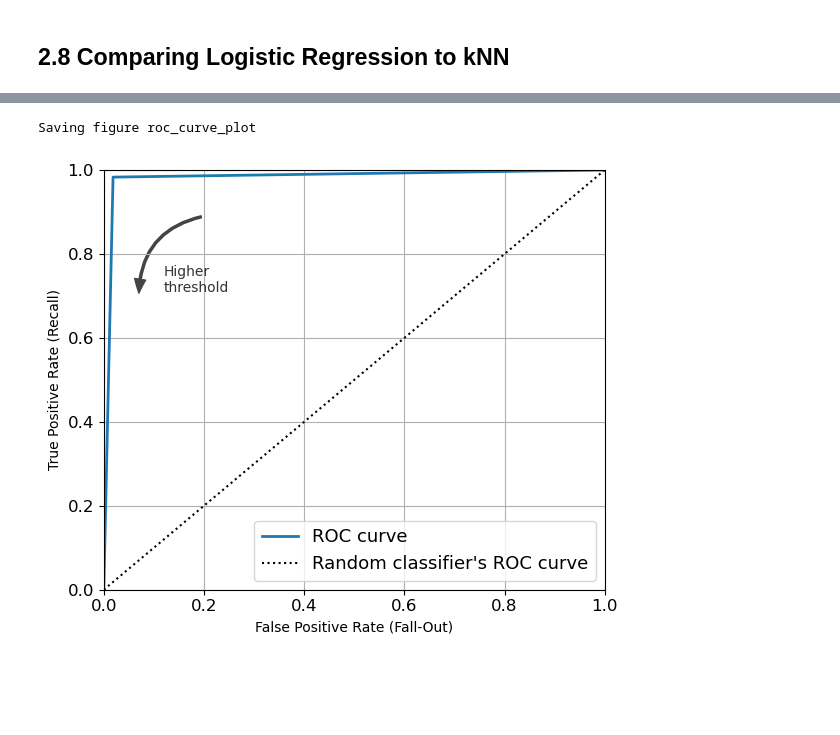
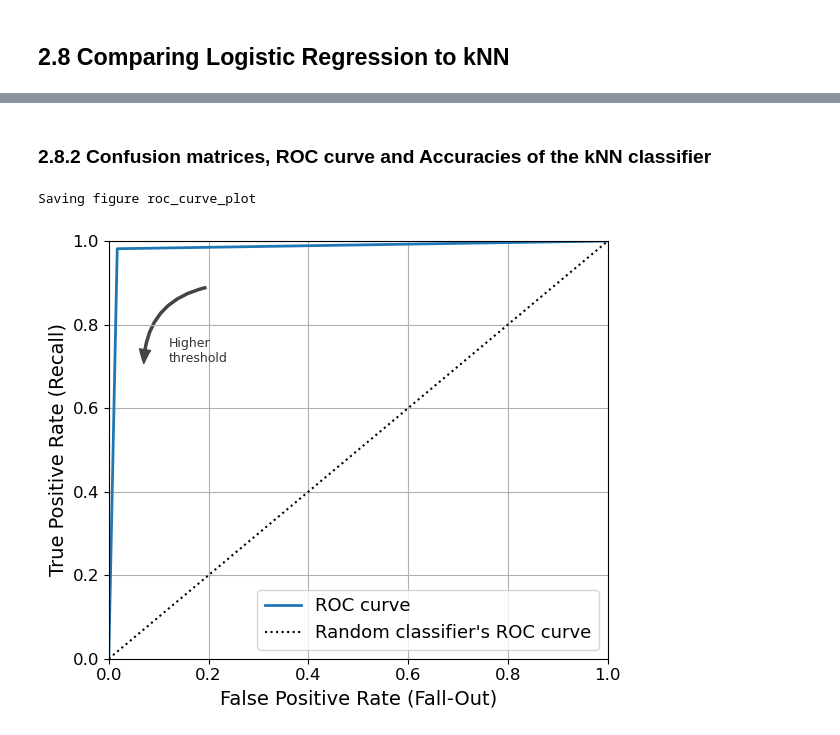
Before and after one commit to Bsubs/CITS5508_Machine_Learning, a Jupyter notebook: assignment1/assignment1.ipynb, the cells around one changed output, grey strips where cells are left out. Drawn from its saved outputs; the diff is of its cells as text; code cells hidden in the pictures; blank space fills up the shorter version.

```diff
--- a/assignment1/assignment1.ipynb
+++ b/assignment1/assignment1.ipynb
@@ -204,6 +216,4 @@ In this section we will be using the logistic regression classifier found in skl
 # %%
-from sklearn.preprocessing import OrdinalEncoder
-
 def pre_process_data(feature_bin):
     # New scaler
     scaler_func = StandardScaler()
@@ -228,11 +238,8 @@ def pre_process_data(feature_bin):
 
     test_X_func = scaler_func.transform(test_X_func.values)
 
-    # Creating an instance of the orginal encoder
-    ordinal_encoder_func = OrdinalEncoder()
-
-    train_y_func = ordinal_encoder_func.fit_transform(train_y_func.values.reshape(-1,1))
-    test_y_func = ordinal_encoder_func.fit_transform(test_y_func.values.reshape(-1,1))
+    train_y_func = enc.transform(train_y_func.values.reshape(-1,1))
+    test_y_func = enc.transform(test_y_func.values.reshape(-1,1))
 
     return train_X_func, train_y_func, test_X_func, test_y_func
 # %%
@@ -279,7 +286,7 @@ This feature was chosen as the values in this data set follow a normal distribut
 # %%
 from sklearn.linear_model import LogisticRegression
 
-feature_bin = ['b2']
+feature_bin = ['b1']
 train_X, train_y, test_X, test_y = pre_process_data(feature_bin)
 
 log_reg = LogisticRegression(random_state=42)
@@ -484,0 +486,6 @@ Confusion matrices, ROC curve and Accuracies of the kNN classifier
+# %%
+from sklearn.metrics import ConfusionMatrixDisplay
+
+plt.rc('font', size=9)  # extra code – make the text smaller
+ConfusionMatrixDisplay.from_predictions(enc.inverse_transform(test_y3), enc.inverse_transform(y_scores_log.reshape(-1,1)))
+plt.show()
@@ -485,33 +494,12 @@ Confusion matrices, ROC curve and Accuracies of the kNN classifier
+# %% [markdown]
+### 2.8.2 Confusion matrices, ROC curve and Accuracies of the kNN classifier
 # %%
-from sklearn.metrics import roc_curve
-
 # ROC Curve
-y_scores_kNN = cross_val_predict(kNN, test_X2, test_y.ravel(), cv=3)
-
-fpr, tpr, threshold = roc_curve(test_y, y_scores_kNN.ravel())
-
-plt.figure(figsize=(6, 5))  # extra code – not needed, just formatting
-plt.plot(fpr, tpr, linewidth=2, label="ROC curve")
-plt.plot([0, 1], [0, 1], 'k:', label="Random classifier's ROC curve")
-
-# extra code – just beautifies and saves Figure 3–7
-plt.gca().add_patch(patches.FancyArrowPatch(
-    (0.20, 0.89), (0.07, 0.70),
-    connectionstyle="arc3,rad=.4",
-    arrowstyle="Simple, tail_width=1.5, head_width=8, head_length=10",
-    color="#444444"))
-plt.text(0.12, 0.71, "Higher\nthreshold", color="#333333")
-plt.xlabel('False Positive Rate (Fall-Out)')
-plt.ylabel('True Positive Rate (Recall)')
-plt.grid()
-plt.axis([0, 1, 0, 1])
-plt.legend(loc="lower right", fontsize=13)
-save_fig("roc_curve_plot")
-
-plt.show()
+y_scores_kNN = cross_val_predict(kNN, test_X2, test_y2.ravel(), cv=3)
+plot_roc(test_y2, y_scores_kNN)
 # %% [output]
 Saving figure roc_curve_plot
-[figure, old version]
+[figure, new version]
 # %%
 from sklearn.metrics import ConfusionMatrixDisplay
 
```
Also changed, not shown: parts of 23 cells of this notebook.
